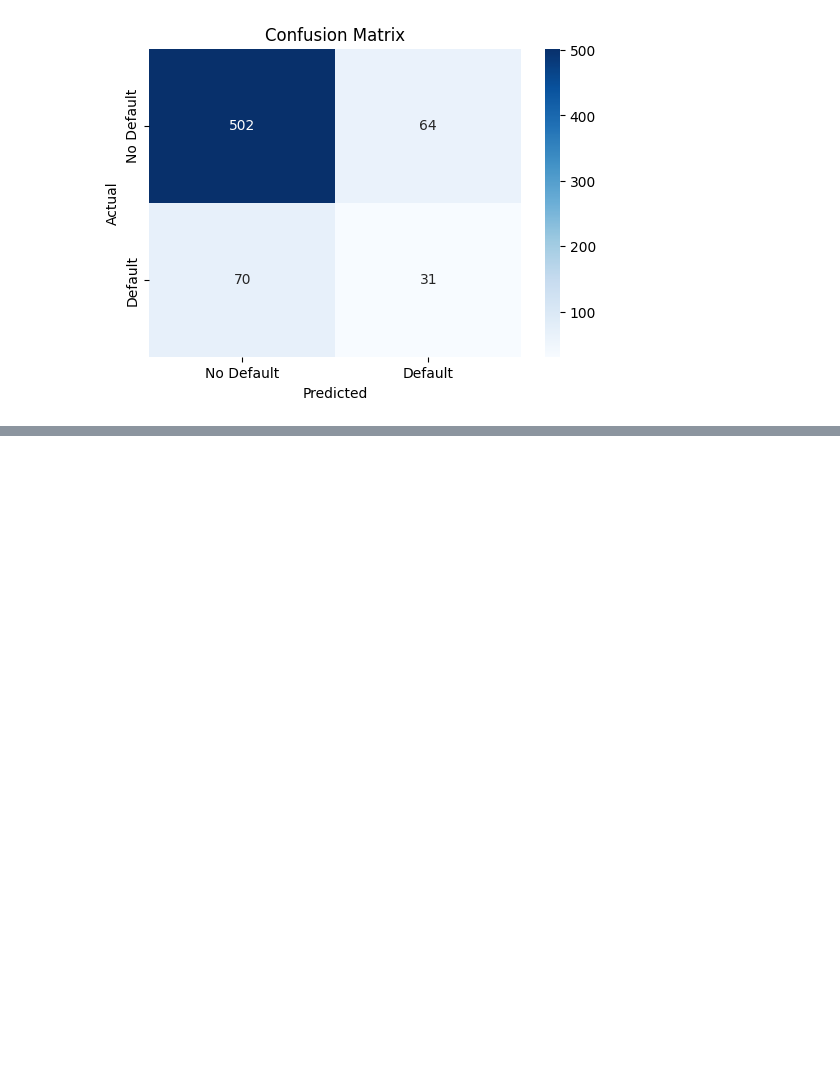
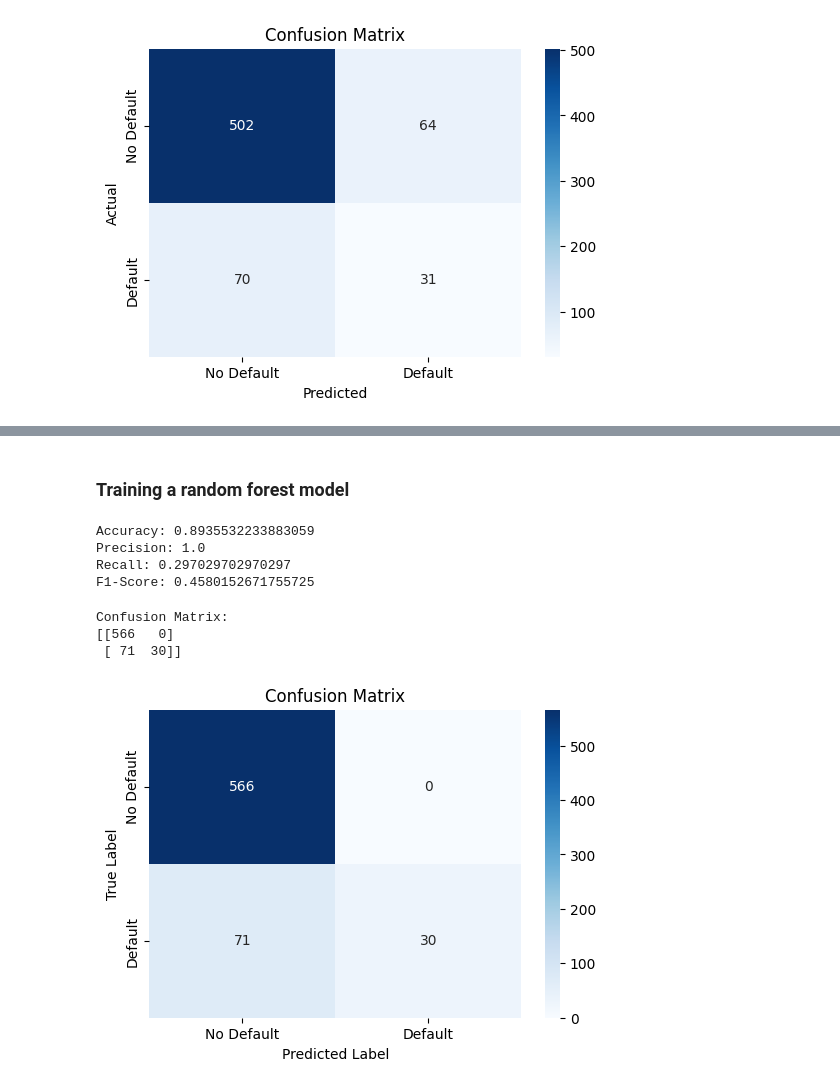
Before and after one commit to KabiraKabira7/customer_churn_modelling_phase_3_project, a Jupyter notebook: customer_churn_modeling_phase3.ipynb, the cells around one changed output, grey strips where cells are left out. Saved outputs shown, nothing was run; the diff lists cells and outputs as text; code cells hidden in the pictures; blank space fills up the shorter version.

Commit message:
Training a random forest model

```diff
--- a/customer_churn_modeling_phase3.ipynb
+++ b/customer_churn_modeling_phase3.ipynb
@@ -678,0 +695,36 @@ plt.show()
+# %% [markdown]
+### Training a random forest model
+# %%
+model = RandomForestClassifier(n_estimators=100, random_state=42)
+model.fit(X_train, y_train)
+y_pred = model.predict(X_test)
+
+print("Accuracy:", accuracy_score(y_test, y_pred))
+print("Precision:", precision_score(y_test, y_pred))
+print("Recall:", recall_score(y_test, y_pred))
+print("F1-Score:", f1_score(y_test, y_pred))
+# %% [output]
+Accuracy: 0.8935532233883059
+Precision: 1.0
+Recall: 0.297029702970297
+F1-Score: 0.4580152671755725
+# %%
+# Compute confusion matrix
+conf_matrix = confusion_matrix(y_test, y_pred)
+
+# Print confusion matrix
+print("Confusion Matrix:")
+print(conf_matrix)
+
+# Visualize confusion matrix with a heatmap
+plt.figure(figsize=(6,4))
+sns.heatmap(conf_matrix, annot=True, fmt='d', cmap='Blues', xticklabels=['No Default', 'Default'], yticklabels=['No Default', 'Default'])
+plt.xlabel('Predicted Label')
+plt.ylabel('True Label')
+plt.title('Confusion Matrix')
+plt.show()
+# %% [output]
+Confusion Matrix:
+[[566   0]
+ [ 71  30]]
+[figure, added]
```
Also changed, not shown: parts of 2 cells of this notebook.
